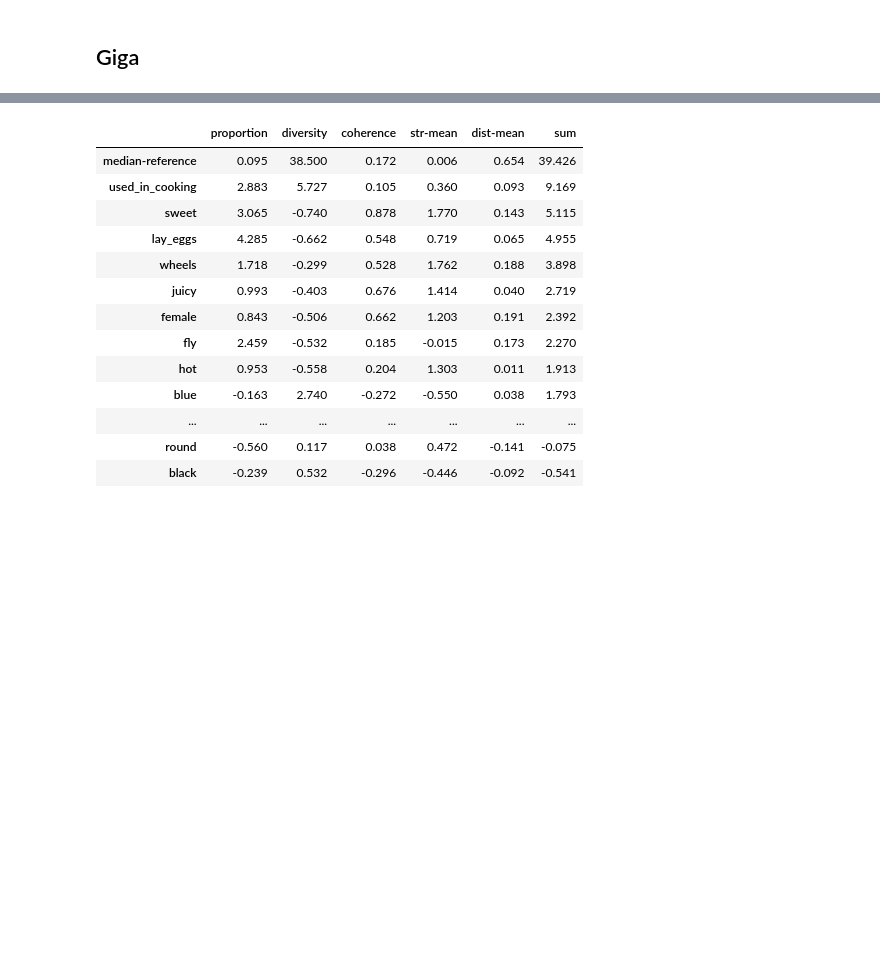
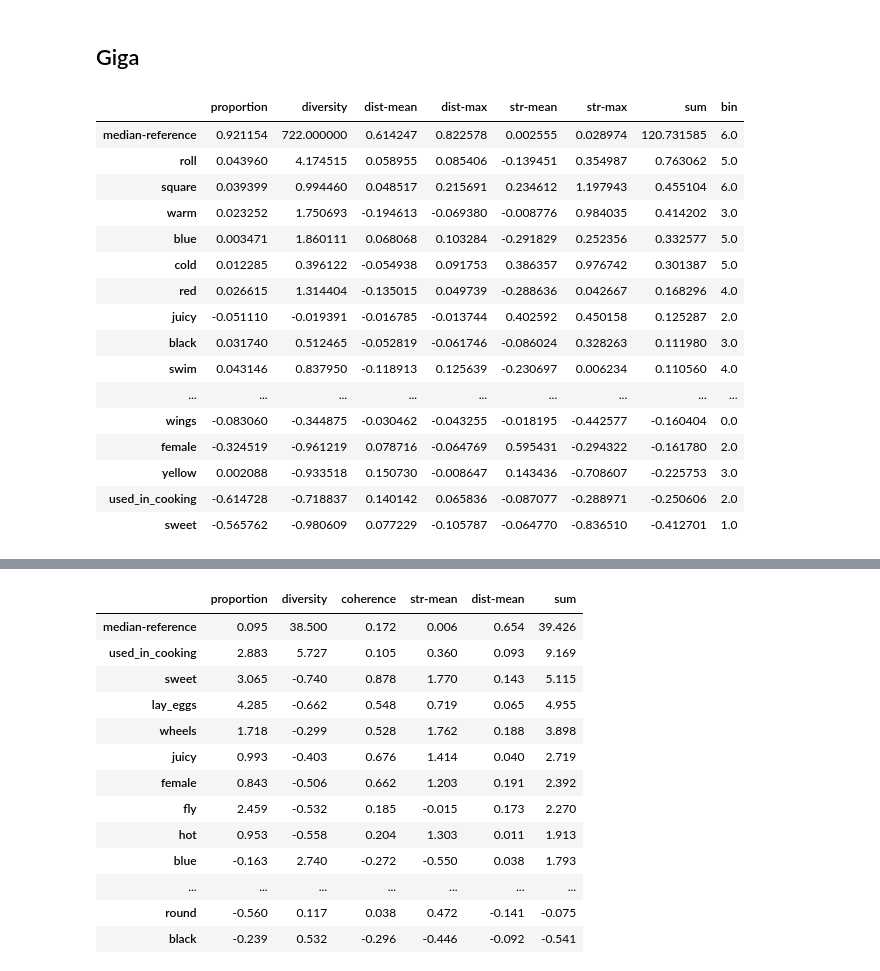
Before and after one commit to PiaSommerauer/corpus_diagnostics, a Jupyter notebook: scripts/Evidence_analysis.ipynb, the cells around one changed output, grey strips where cells are left out. Cells and saved outputs as stored; diff of their text form; code cells hidden in the pictures; blank space fills up the shorter version.

```diff
--- a/scripts/Evidence_analysis.ipynb
+++ b/scripts/Evidence_analysis.ipynb
@@ -39,6 +47,40 @@ def get_overview(metrics, level, model_name, evidence_type):
 # Overview properties
 # %% [markdown]
 ## Giga
+# %%
+metrics = ['proportion', 'diversity',
+           #, 'coherence',
+           'dist-mean', 'dist-max',
+           'str-mean', 'str-max'
+          ]
+level = 'properties'
+evidence_type = 'u'
+model_name = 'giga_full_updated'
+df = get_overview(metrics, level, model_name, evidence_type)
+df = utils.raw_to_distance(df, score_names = metrics, reference_name = 'median',
+                            score = 'dist-percent', sum_scores = ['sum', 'bin'])
+
+df = df.sort_values('sum', ascending=False)
+#print(df[3:7].round(4).to_latex())
+df
+# %% [output]
+|  | proportion | diversity | dist-mean | dist-max | str-mean | str-max | sum | bin |
+| median-reference | 0.921154 | 722.000000 | 0.614247 | 0.822578 | 0.002555 | 0.028974 | 120.731585 | 6.0 |
+| roll | 0.043960 | 4.174515 | 0.058955 | 0.085406 | -0.139451 | 0.354987 | 0.763062 | 5.0 |
+| square | 0.039399 | 0.994460 | 0.048517 | 0.215691 | 0.234612 | 1.197943 | 0.455104 | 6.0 |
+| warm | 0.023252 | 1.750693 | -0.194613 | -0.069380 | -0.008776 | 0.984035 | 0.414202 | 3.0 |
+| blue | 0.003471 | 1.860111 | 0.068068 | 0.103284 | -0.291829 | 0.252356 | 0.332577 | 5.0 |
+| cold | 0.012285 | 0.396122 | -0.054938 | 0.091753 | 0.386357 | 0.976742 | 0.301387 | 5.0 |
+| red | 0.026615 | 1.314404 | -0.135015 | 0.049739 | -0.288636 | 0.042667 | 0.168296 | 4.0 |
+| juicy | -0.051110 | -0.019391 | -0.016785 | -0.013744 | 0.402592 | 0.450158 | 0.125287 | 2.0 |
+| black | 0.031740 | 0.512465 | -0.052819 | -0.061746 | -0.086024 | 0.328263 | 0.111980 | 3.0 |
+| swim | 0.043146 | 0.837950 | -0.118913 | 0.125639 | -0.230697 | 0.006234 | 0.110560 | 4.0 |
+| ... | ... | ... | ... | ... | ... | ... | ... | ... |
+| wings | -0.083060 | -0.344875 | -0.030462 | -0.043255 | -0.018195 | -0.442577 | -0.160404 | 0.0 |
+| female | -0.324519 | -0.961219 | 0.078716 | -0.064769 | 0.595431 | -0.294322 | -0.161780 | 2.0 |
+| yellow | 0.002088 | -0.933518 | 0.150730 | -0.008647 | 0.143436 | -0.708607 | -0.225753 | 3.0 |
+| used_in_cooking | -0.614728 | -0.718837 | 0.140142 | 0.065836 | -0.087077 | -0.288971 | -0.250606 | 2.0 |
+| sweet | -0.565762 | -0.980609 | 0.077229 | -0.105787 | -0.064770 | -0.836510 | -0.412701 | 1.0 |
 # %%
 metrics = ['proportion', 'diversity', 'coherence',
            'dist-mean', 'dist-max',
```
Also changed, not shown: parts of 10 cells of this notebook, 3 other files.
